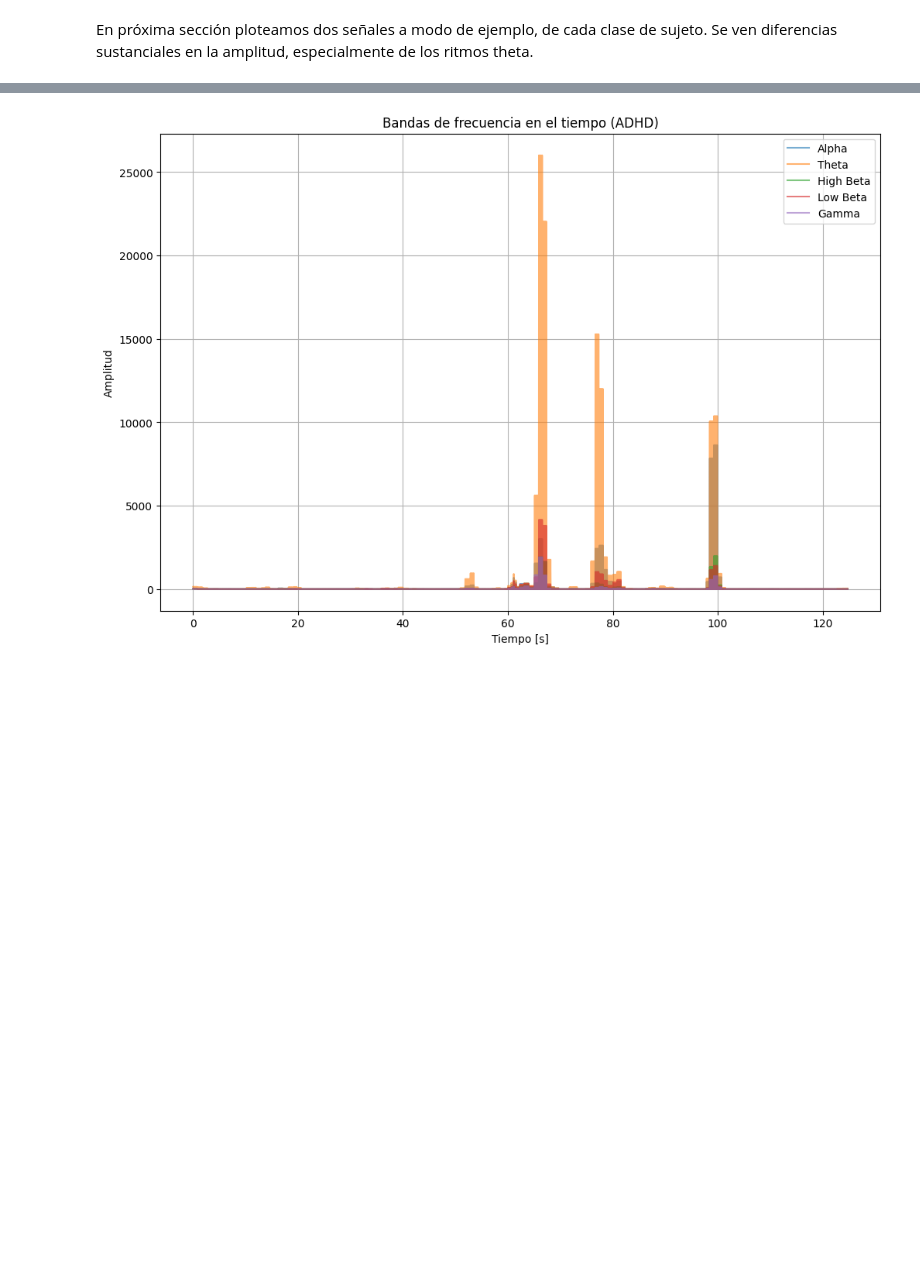
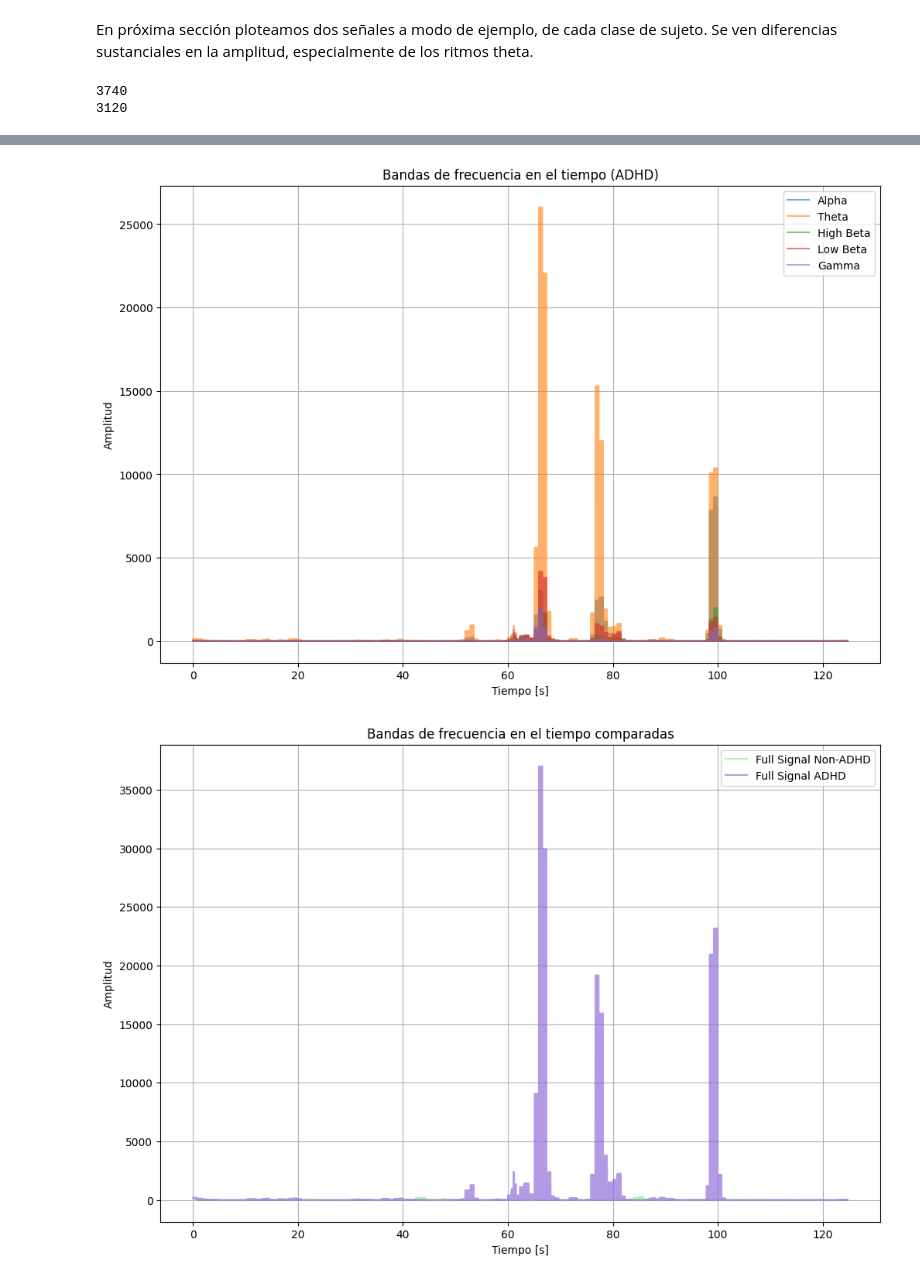
Before and after one commit to franitaa/ADHD-EEG-Game, a Jupyter notebook: ADHD_EEG_Game.ipynb, the cells around one changed output, grey strips where cells are left out. Drawn from its saved outputs; the diff is of its cells as text; code cells hidden in the pictures; blank space fills up the shorter version.

```diff
--- a/ADHD_EEG_Game.ipynb
+++ b/ADHD_EEG_Game.ipynb
@@ -487,6 +259,12 @@ Citando el comentario de Facu: "Imagino que un PCA aplicado a los espectrogramas
 Otras features que podemos usar, que son usuales en análisis de EEG, son: dimensión fractal, ICA, FFT, Wavelet Transform.
 # %% [markdown]
 En próxima sección ploteamos dos señales a modo de ejemplo, de cada clase de sujeto. Se ven diferencias sustanciales en la amplitud, especialmente de los ritmos theta.
+# %%
+print(len(full_signal1))
+print(len(full_signal2))
+# %% [output]
+3740
+3120
 # %%
 # @title Ploteo
 alpha = values['Alpha']
@@ -525,39 +303,56 @@ gamma2 = values2['Gamma']
 
 t = values2.index / fs
 
 
 plt.figure(figsize=(12, 8))
 
 plt.plot(t, alpha2, label='Alpha', alpha=0.6)
 plt.plot(t, theta2, label='Theta', alpha=0.6)
 plt.plot(t, high_beta2, label='High Beta', alpha=0.6)
 plt.plot(t, low_beta2, label='Low Beta', alpha=0.6)
 plt.plot(t, gamma2, label='Gamma', alpha=0.6)
 
 # plt.plot(t, full_signal, label='Full Signal', linestyle='--', color='black', alpha=0.7)
 
 plt.xlabel('Tiempo [s]')
 plt.ylabel('Amplitud')
 plt.title('Bandas de frecuencia en el tiempo (ADHD)')
 plt.legend()
 plt.grid(True)
 
 plt.show()
 
 
-# plt.figure(figsize=(12, 8))
+plt.figure(figsize=(12, 8))
 
-# plt.plot(t, full_signal1, label='Full Signal Non-ADHD', color='lightgreen', alpha=0.7)
-# plt.plot(t, full_signal2, label='Full Signal ADHD', color='mediumpurple', alpha=0.7)
+plt.plot(t, full_signal1[:len(full_signal2)], label='Full Signal Non-ADHD', color='lightgreen', alpha=0.7)
+plt.plot(t, full_signal2, label='Full Signal ADHD', color='mediumpurple', alpha=0.7)
 
 
-# plt.xlabel('Tiempo [s]')
-# plt.ylabel('Amplitud')
-# plt.title('Bandas de frecuencia en el tiempo comparadas')
-# plt.legend()
-# plt.grid(True)
+plt.xlabel('Tiempo [s]')
+plt.ylabel('Amplitud')
+plt.title('Bandas de frecuencia en el tiempo comparadas')
+plt.legend()
+plt.grid(True)
 
-# plt.show()
+plt.show()
+
+plt.figure(figsize=(12, 8))
+
+plt.plot(t, full_signal1[:len(full_signal2)], label='Full Signal Non-ADHD', color='lightgreen', alpha=0.7)
+plt.plot(t, full_signal2, label='Full Signal ADHD', color='mediumpurple', alpha=0.7)
+
+
+plt.xlabel('Tiempo [s]')
+plt.ylabel('Amplitud')
+plt.xlim((40,60))
+plt.ylim((0,300))
+plt.title('Bandas de frecuencia en el tiempo comparadas (recorte)')
+plt.legend()
+plt.grid(True)
+
+plt.show()
 # %% [output]
 [figure]
 [figure]
+[figure, added]
```
Also changed, not shown: parts of 33 cells of this notebook.
